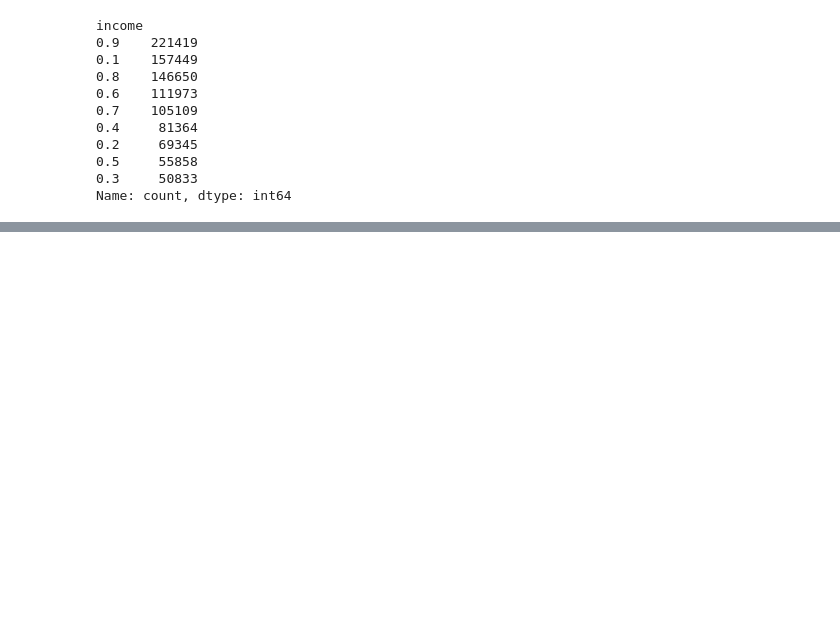
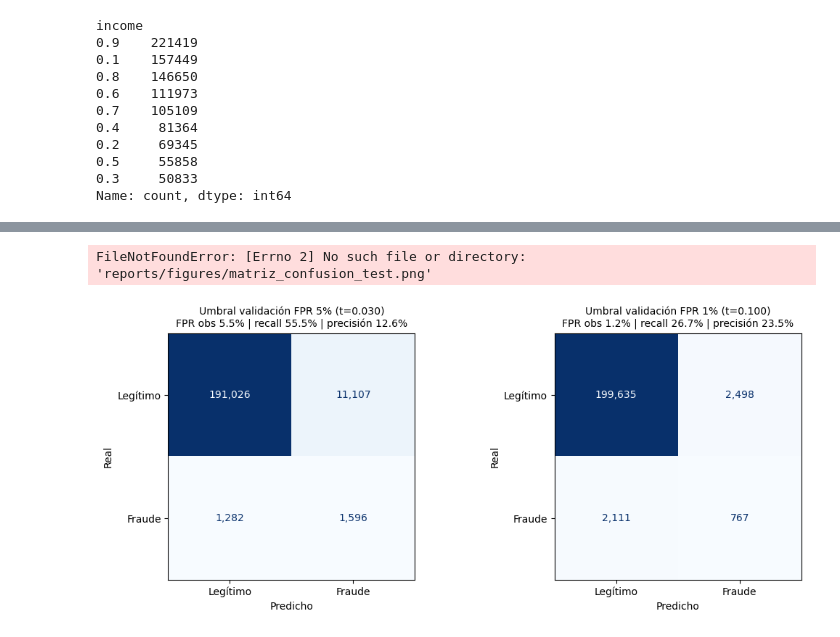
Before and after one commit to MayYTa/baf-fraud-prediction, a Jupyter notebook: notebooks/EDA.ipynb, the cells around one changed output, grey strips where cells are left out. Drawn from its saved outputs; the diff is of its cells as text; code cells hidden in the pictures; blank space fills up the shorter version.

```diff
--- a/notebooks/EDA.ipynb
+++ b/notebooks/EDA.ipynb
@@ -309,0 +568,7 @@ KeyError: "['limit_to_income'] not in index"
+# %%
+sv_df = pd.DataFrame(vals, columns=feats_f, index=Xs.index)
+for c in ["device_os", "housing_status", "employment_status"]:
+    t = (pd.DataFrame({"cat": Xs[c], "shap": sv_df[c]})
+           .groupby("cat", observed=True)["shap"].agg(["mean", "count"]).round(2)
+           .sort_values("mean"))
+    print(c); print(t, "\n")
@@ -309,0 +622,11 @@ KeyError: "['limit_to_income'] not in index"
+# %%
+feats_na = [c for c in feats_f if c != "customer_age"]
+m_na = lgbm().fit(train_c[feats_na], train_c[TARGET])
+s_na = m_na.predict_proba(valid_c[feats_na])[:, 1]
+thr_na = float(np.quantile(s_na[y_v == 0], 0.95))   # mismo FPR objetivo del 5%
+
+print("con edad | Gini", round(gini(y_v, s_v), 3),
+      "| R@5%", round(recall_at_fpr(y_v, s_v), 3), "| R@1%", round(recall_at_fpr(y_v, s_v, 0.01), 3))
+print("sin edad | Gini", round(gini(y_v, s_na), 3),
+      "| R@5%", round(recall_at_fpr(y_v, s_na), 3), "| R@1%", round(recall_at_fpr(y_v, s_na, 0.01), 3))
+print(por_grupo(y_v, s_na, valid_c["customer_age"], thr_na))
@@ -309,0 +710,21 @@ KeyError: "['limit_to_income'] not in index"
+# %%
+import matplotlib.pyplot as plt
+from sklearn.metrics import ConfusionMatrixDisplay
+
+fig, axes = plt.subplots(1, 2, figsize=(11, 4.5))
+for ax, (f, t) in zip(axes, thr_f.items()):
+    pred = (s_t >= t).astype(int)
+    cm = confusion_matrix(y_t, pred)
+    ConfusionMatrixDisplay(cm, display_labels=["Legítimo", "Fraude"]).plot(
+        ax=ax, values_format=",d", colorbar=False, cmap="Blues")
+    tn, fp, fn, tp = cm.ravel()
+    ax.set_title(f"Umbral validación FPR {f:.0%} (t={t:.3f})\n"
+                 f"FPR obs {fp/(fp+tn):.1%} | recall {tp/(tp+fn):.1%} | precisión {tp/(tp+fp):.1%}",
+                 fontsize=10)
+    ax.set_xlabel("Predicho"); ax.set_ylabel("Real")
+plt.tight_layout()
+plt.savefig("reports/figures/matriz_confusion_test.png", dpi=150, bbox_inches="tight")
+plt.show()
+# %% [output]
+FileNotFoundError: [Errno 2] No such file or directory: 'reports/figures/matriz_confusion_test.png'
+[figure, added]
```
Also changed, not shown: parts of 21 cells of this notebook, 11 other files.
